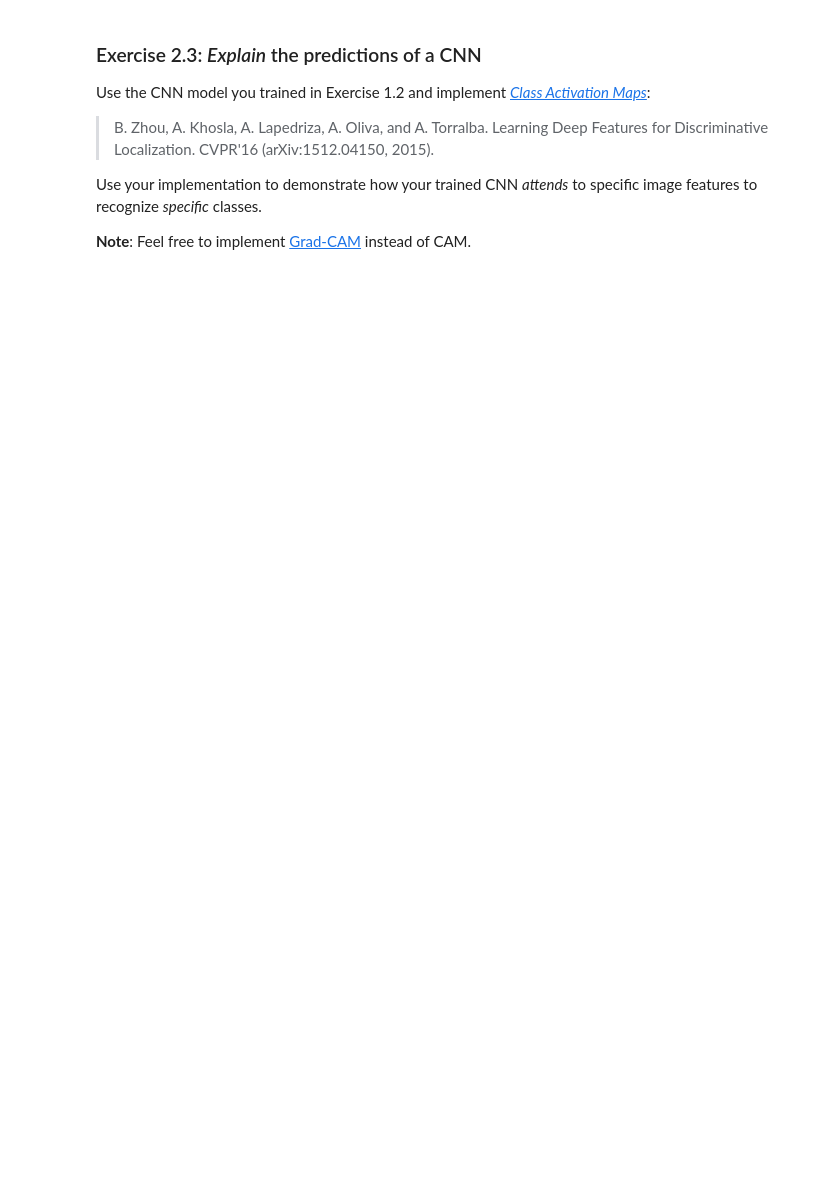
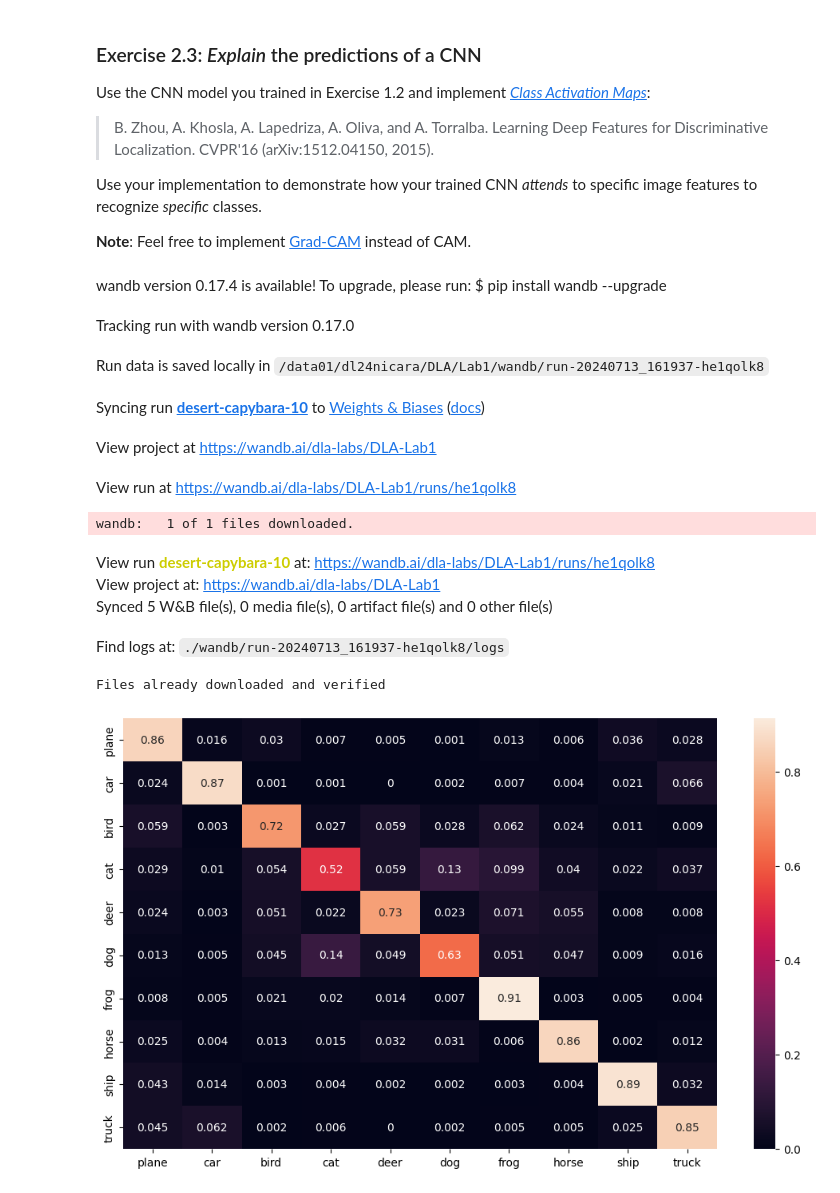
Before and after one commit to Sossio699/DLA, a Jupyter notebook: Lab1/Lab1-CNNs.ipynb, the cells around one changed output. Cells and saved outputs as stored; diff of their text form; code cells hidden in the pictures; blank space fills up the shorter version.

```diff
--- a/Lab1/Lab1-CNNs.ipynb
+++ b/Lab1/Lab1-CNNs.ipynb
@@ -332,11 +149,18 @@ def evaluate(model, dl_val, val_size, criterion, device = 'cuda', test = False):
 # Standard MNIST transform.
 transform = transforms.Compose([
     transforms.ToTensor(),
-    transforms.Normalize((0.1307,), (0.3081,))
-])
+    transforms.Normalize((0.1307,), (0.3081,))])
 
 # Load MNIST train and test.
 dataset_train = MNIST(root='./data', train=True, download=True, transform=transform) #60000 images
 ds_test = MNIST(root='./data', train=False, download=True, transform=transform) #10000 images
 
 classes = ('zero', 'one', 'two', 'three', 'four', 'five', 'six', 'seven', 'eight', 'nine')
+
+# Split train set into train and validation sets.
+val_size = 5000
+#set seed to always have the same training/validation sets
+np.random.seed(111)
+I = np.random.permutation(len(dataset_train)) # Order MNIST_train randomly.
+ds_val = Subset(dataset_train, I[:val_size])  # Use torch Subset to sample a validation set.
+ds_train = Subset(dataset_train, I[val_size:])  # The rest of original training set is train set.
@@ -722,12 +416,12 @@ class BasicBlock(nn.Module):
         self.conv2 = nn.Conv2d(planes, planes, kernel_size=size, padding=padding, bias=False)
         self.residual = residual
         self.downsample = downsample
+        self.stride = stride
 
     def forward(self, x):
         identity = x.clone()
 
-        x = self.conv1(x)
-        x = self.relu(x)
+        x = self.relu(self.conv1(x))
 
         x = self.conv2(x)
 
@@ -749,6 +443,7 @@ class CNN(nn.Module):
         self.conv1 = nn.Conv2d(3, self.inplanes, kernel_size=7, stride=2, padding=3, bias=False)
         self.relu = nn.ReLU(inplace=True)
         self.maxpool = nn.MaxPool2d(kernel_size=3, stride=2, padding=1, ceil_mode=True)
+
         self.layer1 = self.make_layer(64, layers[0])
         self.layer2 = self.make_layer(128, layers[1], stride=2)
         self.layer3 = self.make_layer(256, layers[2], stride=2)
@@ -769,14 +464,13 @@ class CNN(nn.Module):
         layers = []
         layers.append(BasicBlock(self.inplanes, planes, stride=stride, downsample=downsample, residual=self.residual))
         self.inplanes = planes
-        for _ in range(1, blocks):
+        for _ in range(blocks - 1):
             layers.append(BasicBlock(self.inplanes, planes, residual=self.residual))
 
         return nn.Sequential(*layers)
 
     def forward(self, x):
-        x = self.conv1(x)
-        x = self.relu(x)
+        x = self.relu(self.conv1(x))
         x = self.maxpool(x)
 
         x = self.layer1(x)
@@ -1309,0 +1106,38 @@ wandb.finish()
+# %%
+device = 'cuda'
+
+# Get trained model from wandb
+model_rcnn = CNN(layers = [3,4,2], num_classes = 10, residual = True).to(device)
+
+run = wandb.init()
+
+artifact = run.use_artifact('dla-labs/Lab1-Submission/ResidualCNN_20:v0', type='model')
+artifact_dir = artifact.download()
+
+run.finish()
+
+transform = transforms.Compose(
+    [transforms.ToTensor(),
+        transforms.Normalize((0.4914, 0.4822, 0.4465), (0.2470, 0.2435, 0.2616))])
+# Load CIFAR10 test.
+cifar10_test_acc = CIFAR10(root='./data', train=False, download=True, transform=transform)
+# Dataloader
+dl_test_cifar_acc = torch.utils.data.DataLoader(cifar10_test_acc, 256, shuffle=True)
+
+model_rcnn.load_state_dict(torch.load(artifact_dir+'/best_model_rcnn.pth'))
+
+test_accuracy = evaluate(model_rcnn, dl_test_cifar_acc, 5000, classes = classes, device = device, test = True)
+# %% [output]
+wandb version 0.17.4 is available! To upgrade, please run: $ pip install wandb --upgrade
+Tracking run with wandb version 0.17.0
+Run data is saved locally in /data01/dl24nicara/DLA/Lab1/wandb/run-20240713_161937-he1qolk8
+Syncing run desert-capybara-10 to Weights & Biases (docs)
+View project at https://wandb.ai/dla-labs/DLA-Lab1
+View run at https://wandb.ai/dla-labs/DLA-Lab1/runs/he1qolk8
+wandb:   1 of 1 files downloaded.
+View run desert-capybara-10 at: https://wandb.ai/dla-labs/DLA-Lab1/runs/he1qolk8
+View project at: https://wandb.ai/dla-labs/DLA-Lab1
+Synced 5 W&B file(s), 0 media file(s), 0 artifact file(s) and 0 other file(s)
+Find logs at: ./wandb/run-20240713_161937-he1qolk8/logs
+Files already downloaded and verified
+[figure, added]
```
Also changed, not shown: parts of 35 cells of this notebook.
